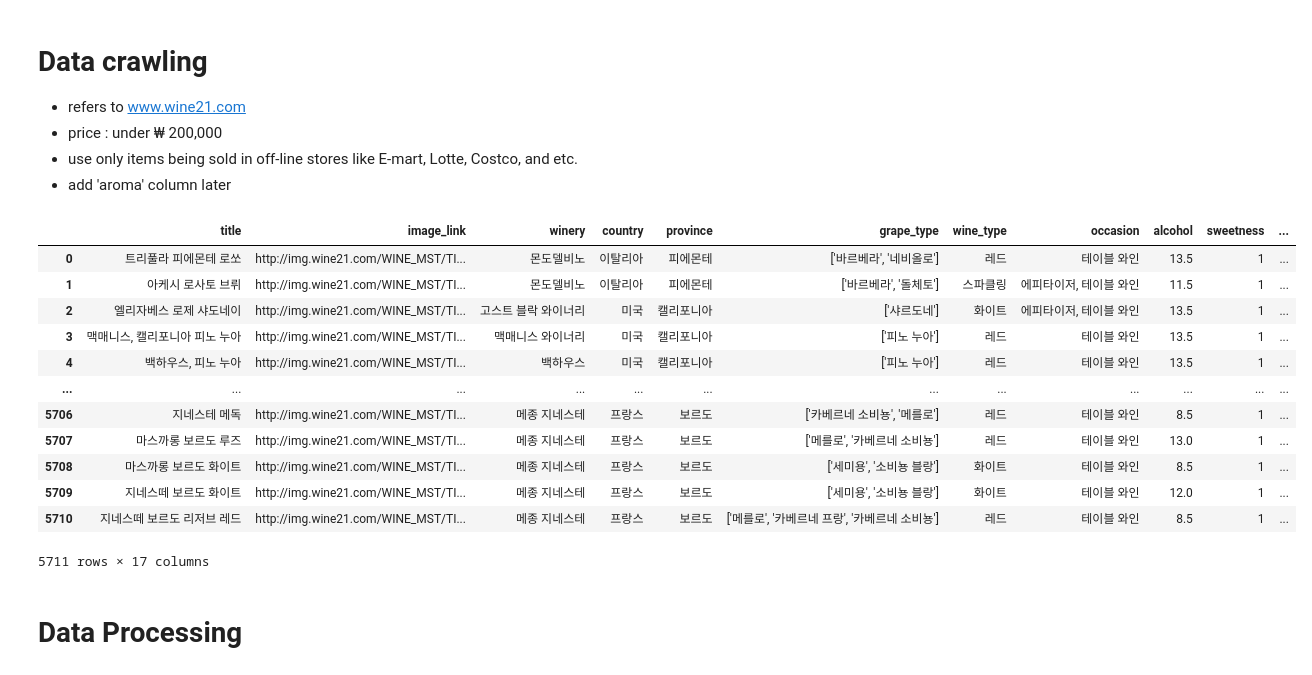
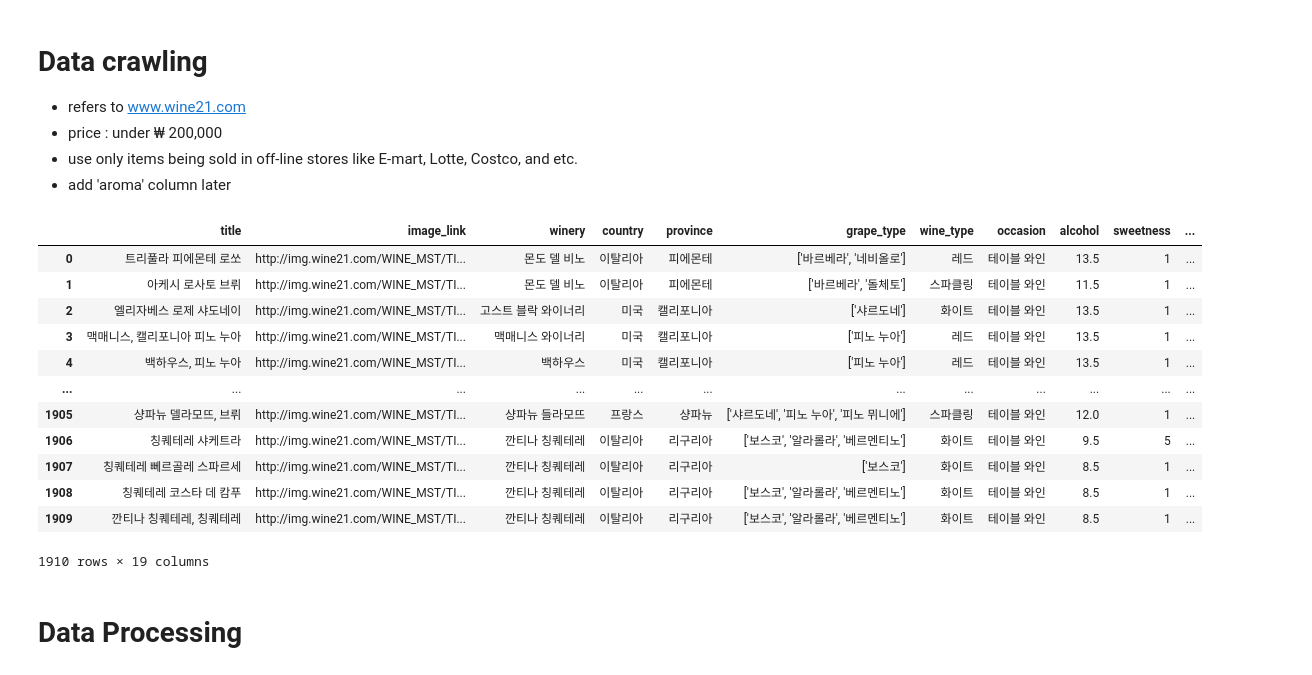
Before and after one commit to tedroutine/wine_recommendation_modeling, a Jupyter notebook: Wine_Recommendation.ipynb, the cells around one changed output. Drawn from its saved outputs; the diff is of its cells as text; code cells hidden in the pictures.

```diff
--- a/Wine_Recommendation.ipynb
+++ b/Wine_Recommendation.ipynb
@@ -17,22 +37,23 @@ from matplotlib import pyplot as plt
 - use only items being sold in off-line stores like E-mart, Lotte, Costco, and etc.
 - add 'aroma' column later
 # %%
-df_1 = pd.read_csv('./data/wine21.csv')
+df_1 = pd.read_csv('./data/df_aroma.csv')
+df_1.drop(['Unnamed: 0'], axis=1, inplace=True)
 df_1
 # %% [output]
 |  | title | image_link | winery | country | province | grape_type | wine_type | occasion | alcohol | sweetness | ... |
-| 0 | 트리풀라 피에몬테 로쏘 | http://img.wine21.com/WINE_MST/TI... | 몬도델비노 | 이탈리아 | 피에몬테 | ['바르베라', '네비올로'] | 레드 | 테이블 와인 | 13.5 | 1 | ... |
-| 1 | 아케시 로사토 브뤼 | http://img.wine21.com/WINE_MST/TI... | 몬도델비노 | 이탈리아 | 피에몬테 | ['바르베라', '돌체토'] | 스파클링 | 에피타이저, 테이블 와인 | 11.5 | 1 | ... |
-| 2 | 엘리자베스 로제 샤도네이 | http://img.wine21.com/WINE_MST/TI... | 고스트 블락 와이너리 | 미국 | 캘리포니아 | ['샤르도네'] | 화이트 | 에피타이저, 테이블 와인 | 13.5 | 1 | ... |
+| 0 | 트리풀라 피에몬테 로쏘 | http://img.wine21.com/WINE_MST/TI... | 몬도 델 비노 | 이탈리아 | 피에몬테 | ['바르베라', '네비올로'] | 레드 | 테이블 와인 | 13.5 | 1 | ... |
+| 1 | 아케시 로사토 브뤼 | http://img.wine21.com/WINE_MST/TI... | 몬도 델 비노 | 이탈리아 | 피에몬테 | ['바르베라', '돌체토'] | 스파클링 | 테이블 와인 | 11.5 | 1 | ... |
+| 2 | 엘리자베스 로제 샤도네이 | http://img.wine21.com/WINE_MST/TI... | 고스트 블락 와이너리 | 미국 | 캘리포니아 | ['샤르도네'] | 화이트 | 테이블 와인 | 13.5 | 1 | ... |
 | 3 | 맥매니스, 캘리포니아 피노 누아 | http://img.wine21.com/WINE_MST/TI... | 맥매니스 와이너리 | 미국 | 캘리포니아 | ['피노 누아'] | 레드 | 테이블 와인 | 13.5 | 1 | ... |
 | 4 | 백하우스, 피노 누아 | http://img.wine21.com/WINE_MST/TI... | 백하우스 | 미국 | 캘리포니아 | ['피노 누아'] | 레드 | 테이블 와인 | 13.5 | 1 | ... |
 | ... | ... | ... | ... | ... | ... | ... | ... | ... | ... | ... | ... |
-| 5706 | 지네스테 메독 | http://img.wine21.com/WINE_MST/TI... | 메종 지네스테 | 프랑스 | 보르도 | ['카베르네 소비뇽', '메를로'] | 레드 | 테이블 와인 | 8.5 | 1 | ... |
-| 5707 | 마스까롱 보르도 루즈 | http://img.wine21.com/WINE_MST/TI... | 메종 지네스테 | 프랑스 | 보르도 | ['메를로', '카베르네 소비뇽'] | 레드 | 테이블 와인 | 13.0 | 1 | ... |
-| 5708 | 마스까롱 보르도 화이트 | http://img.wine21.com/WINE_MST/TI... | 메종 지네스테 | 프랑스 | 보르도 | ['세미용', '소비뇽 블랑'] | 화이트 | 테이블 와인 | 8.5 | 1 | ... |
-| 5709 | 지네스떼 보르도 화이트 | http://img.wine21.com/WINE_MST/TI... | 메종 지네스테 | 프랑스 | 보르도 | ['세미용', '소비뇽 블랑'] | 화이트 | 테이블 와인 | 12.0 | 1 | ... |
-| 5710 | 지네스떼 보르도 리저브 레드 | http://img.wine21.com/WINE_MST/TI... | 메종 지네스테 | 프랑스 | 보르도 | ['메를로', '카베르네 프랑', '카베르네 소비뇽'] | 레드 | 테이블 와인 | 8.5 | 1 | ... |
+| 1905 | 샹파뉴 델라모뜨, 브뤼 | http://img.wine21.com/WINE_MST/TI... | 샹파뉴 들라모뜨 | 프랑스 | 샹파뉴 | ['샤르도네', '피노 누아', '피노 뮈니에'] | 스파클링 | 테이블 와인 | 12.0 | 1 | ... |
+| 1906 | 칭퀘테레 샤케트라 | http://img.wine21.com/WINE_MST/TI... | 깐티나 칭퀘테레 | 이탈리아 | 리구리아 | ['보스코', '알라롤라', '베르멘티노'] | 화이트 | 테이블 와인 | 9.5 | 5 | ... |
+| 1907 | 칭퀘테레 뻬르골레 스파르세 | http://img.wine21.com/WINE_MST/TI... | 깐티나 칭퀘테레 | 이탈리아 | 리구리아 | ['보스코'] | 화이트 | 테이블 와인 | 8.5 | 1 | ... |
+| 1908 | 칭퀘테레 코스타 데 캄푸 | http://img.wine21.com/WINE_MST/TI... | 깐티나 칭퀘테레 | 이탈리아 | 리구리아 | ['보스코', '알라롤라', '베르멘티노'] | 화이트 | 테이블 와인 | 8.5 | 1 | ... |
+| 1909 | 깐티나 칭퀘테레, 칭퀘테레 | http://img.wine21.com/WINE_MST/TI... | 깐티나 칭퀘테레 | 이탈리아 | 리구리아 | ['보스코', '알라롤라', '베르멘티노'] | 화이트 | 테이블 와인 | 8.5 | 1 | ... |
-5711 rows × 17 columns
+1910 rows × 19 columns
 # %% [markdown]
 # Data Processing
 # %%
```
Also changed, not shown: parts of 60 cells of this notebook.
